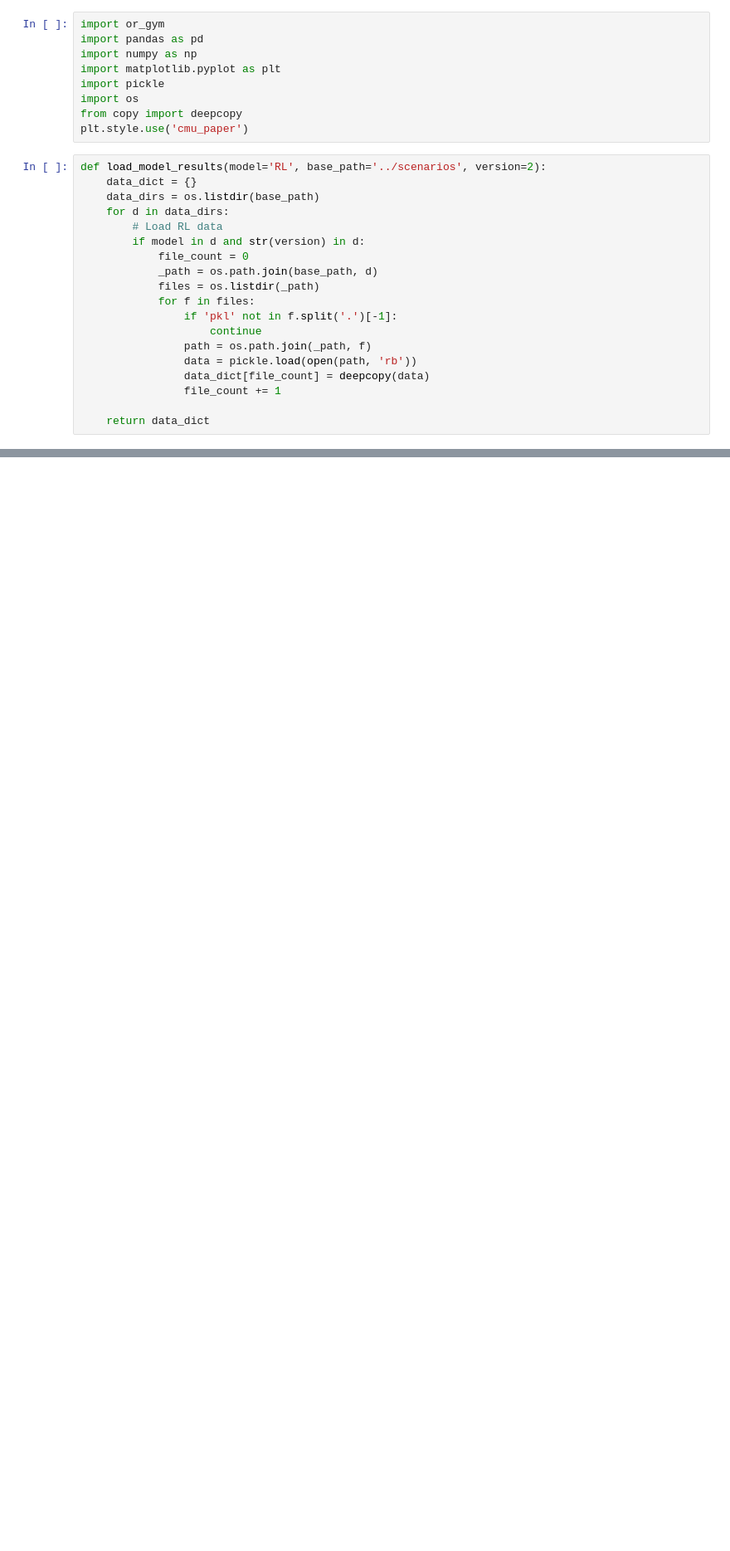
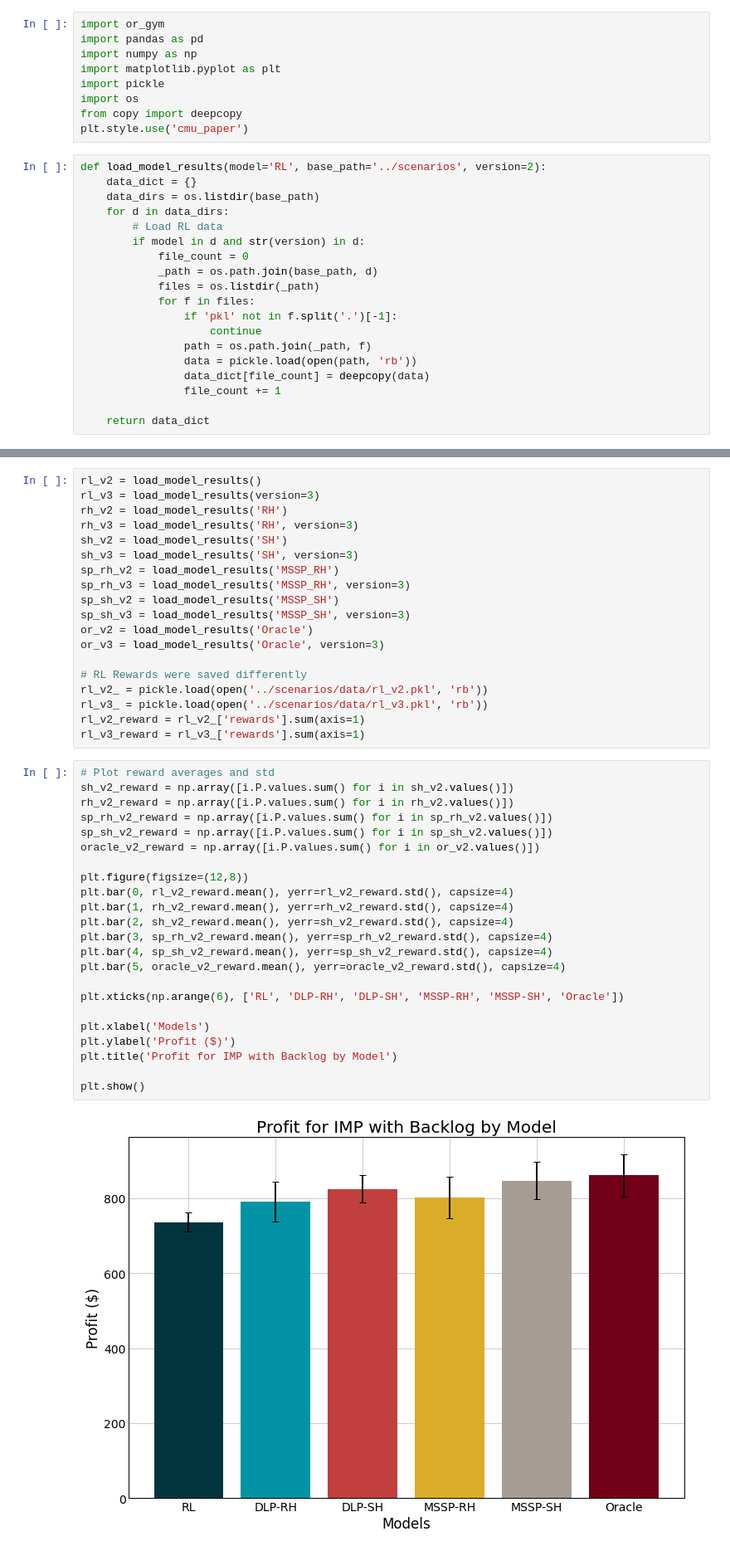
Before and after one commit to grossmann-group/or-gym, a Jupyter notebook: notebooks/results_plots.ipynb, the cells around one changed output, grey strips where cells are left out. Shown at 83% size. Saved outputs shown, nothing was run; the diff lists cells and outputs as text; blank space fills up the shorter version.

Commit message:
updated plots

```diff
--- a/notebooks/results_plots.ipynb
+++ b/notebooks/results_plots.ipynb
@@ -150,0 +29,44 @@ Oracle outperforms in RL 94.00% of cases.
+# %%
+rl_v2 = load_model_results()
+rl_v3 = load_model_results(version=3)
+rh_v2 = load_model_results('RH')
+rh_v3 = load_model_results('RH', version=3)
+sh_v2 = load_model_results('SH')
+sh_v3 = load_model_results('SH', version=3)
+sp_rh_v2 = load_model_results('MSSP_RH')
+sp_rh_v3 = load_model_results('MSSP_RH', version=3)
+sp_sh_v2 = load_model_results('MSSP_SH')
+sp_sh_v3 = load_model_results('MSSP_SH', version=3)
+or_v2 = load_model_results('Oracle')
+or_v3 = load_model_results('Oracle', version=3)
+
+# RL Rewards were saved differently
+rl_v2_ = pickle.load(open('../scenarios/data/rl_v2.pkl', 'rb'))
+rl_v3_ = pickle.load(open('../scenarios/data/rl_v3.pkl', 'rb'))
+rl_v2_reward = rl_v2_['rewards'].sum(axis=1)
+rl_v3_reward = rl_v3_['rewards'].sum(axis=1)
+# %%
+# Plot reward averages and std
+sh_v2_reward = np.array([i.P.values.sum() for i in sh_v2.values()])
+rh_v2_reward = np.array([i.P.values.sum() for i in rh_v2.values()])
+sp_rh_v2_reward = np.array([i.P.values.sum() for i in sp_rh_v2.values()])
+sp_sh_v2_reward = np.array([i.P.values.sum() for i in sp_sh_v2.values()])
+oracle_v2_reward = np.array([i.P.values.sum() for i in or_v2.values()])
+
+plt.figure(figsize=(12,8))
+plt.bar(0, rl_v2_reward.mean(), yerr=rl_v2_reward.std(), capsize=4)
+plt.bar(1, rh_v2_reward.mean(), yerr=rh_v2_reward.std(), capsize=4)
+plt.bar(2, sh_v2_reward.mean(), yerr=sh_v2_reward.std(), capsize=4)
+plt.bar(3, sp_rh_v2_reward.mean(), yerr=sp_rh_v2_reward.std(), capsize=4)
+plt.bar(4, sp_sh_v2_reward.mean(), yerr=sp_sh_v2_reward.std(), capsize=4)
+plt.bar(5, oracle_v2_reward.mean(), yerr=oracle_v2_reward.std(), capsize=4)
+
+plt.xticks(np.arange(6), ['RL', 'DLP-RH', 'DLP-SH', 'MSSP-RH', 'MSSP-SH', 'Oracle'])
+
+plt.xlabel('Models')
+plt.ylabel('Profit ($)')
+plt.title('Profit for IMP with Backlog by Model')
+
+plt.show()
+# %% [output]
+[figure, added]
```
Also changed, not shown: parts of 40 cells of this notebook.
